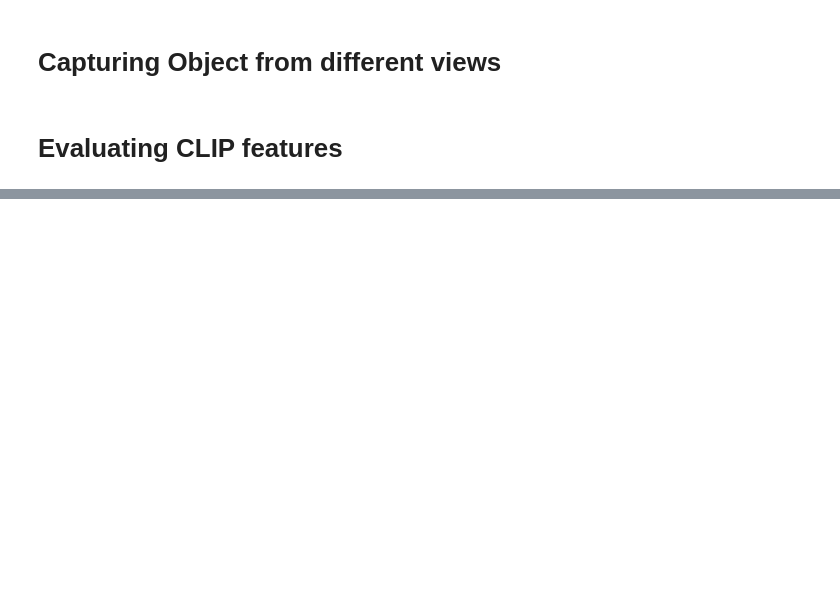
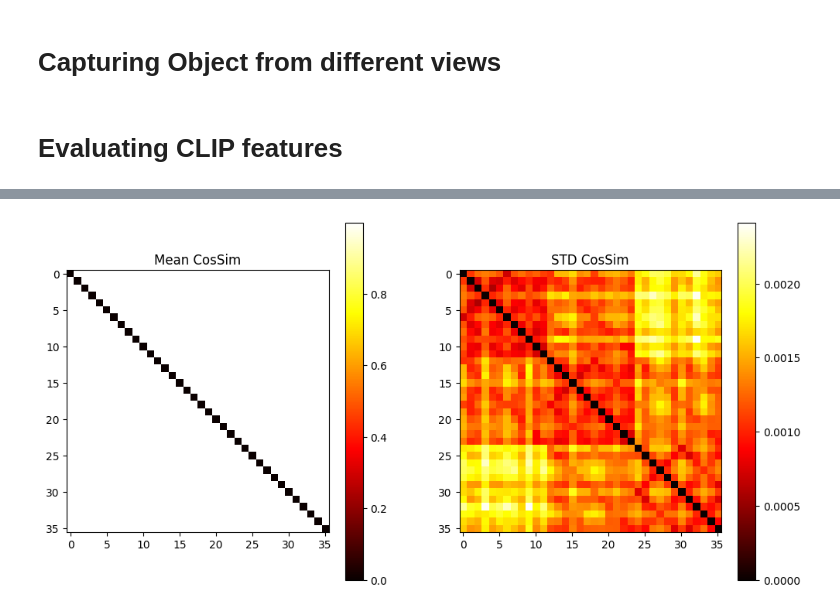
Before and after one commit to danielkorth/multiview-consistent-clip, a Jupyter notebook: notebooks/initial_experiments.ipynb, the cells around one changed output, grey strips where cells are left out. Saved outputs shown, nothing was run; the diff lists cells and outputs as text; code cells hidden in the pictures; blank space fills up the shorter version.

```diff
--- a/notebooks/initial_experiments.ipynb
+++ b/notebooks/initial_experiments.ipynb
@@ -94,0 +143,19 @@ out.release()
+# %%
+import matplotlib.pyplot as plt
+
+
+plt.figure(figsize=(12, 6))
+
+plt.subplot(1, 2, 1)
+plt.imshow(mean_sim[:36, :36], cmap='hot', interpolation='nearest')
+plt.colorbar()
+plt.title('Mean CosSim')
+
+plt.subplot(1, 2, 2)
+plt.imshow(std_sim[:36, :36], cmap='hot', interpolation='nearest')
+plt.colorbar()
+plt.title('STD CosSim')
+
+plt.show()
+# %% [output]
+[figure, added]
```
Also changed, not shown: parts of 28 cells of this notebook, 17 other files.
